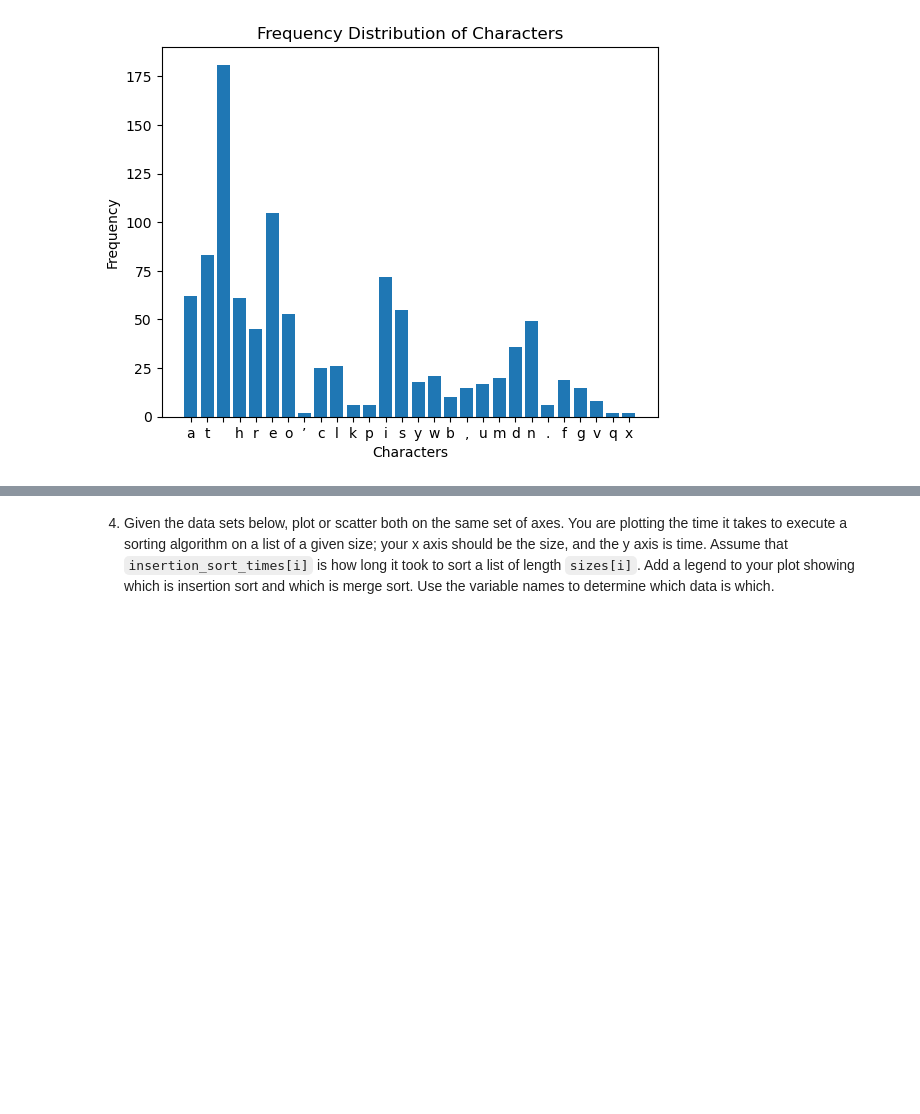
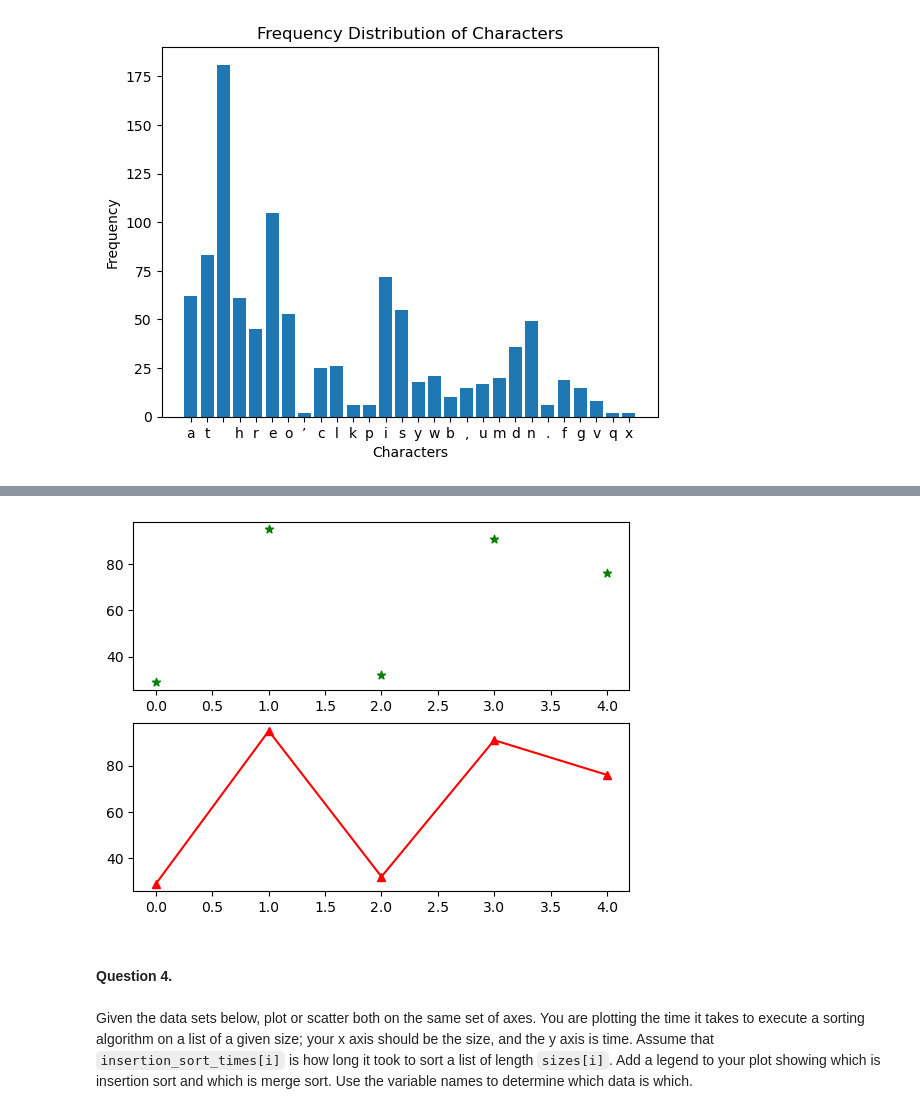
Before and after one commit to chelsbrammer/pyplot, a Jupyter notebook: pyplot.ipynb, the cells around one changed output, grey strips where cells are left out. Drawn from its saved outputs; the diff is of its cells as text; code cells hidden in the pictures; blank space fills up the shorter version.

```diff
--- a/pyplot.ipynb
+++ b/pyplot.ipynb
@@ -73,5 +96,24 @@ plt.show()
+# %%
+import numpy as np
+import matplotlib.pyplot as plt
+
+data = np.random.randint(0, 100, 5)
+
+fig, axs = plt.subplots(2)
+
+axs[0].scatter(range(len(data)), data, c = 'g', marker = '*')
+
+
+axs[1].plot(range(len(data)), data, c = 'r', marker = '^')
+
+
+plt.show()
+# %% [output]
+[figure, added]
+# %% [markdown]
+#### Question 4.
 # %% [markdown]
-4. Given the data sets below, plot or scatter both on the same set of axes.  You are plotting the time it takes to execute a sorting algorithm on a list of a given size; your x axis should be the size, and the y axis is time.  Assume that `insertion_sort_times[i]` is how long it took to sort a list of length `sizes[i]`.  Add a legend to your plot showing which is insertion sort and which is merge sort.  Use the variable names to determine which data is which.
+Given the data sets below, plot or scatter both on the same set of axes.  You are plotting the time it takes to execute a sorting algorithm on a list of a given size; your x axis should be the size, and the y axis is time.  Assume that `insertion_sort_times[i]` is how long it took to sort a list of length `sizes[i]`.  Add a legend to your plot showing which is insertion sort and which is merge sort.  Use the variable names to determine which data is which.
 # %%
 sizes = [10, 20, 50, 100, 1000, 5000]
 insertion_sort_times = [0.0010252999999999998, 0.0027026999999999954, 0.010147200000000002, 0.0381137, 3.6303399, 91.2180796]
```
Also changed, not shown: parts of 9 cells of this notebook.
